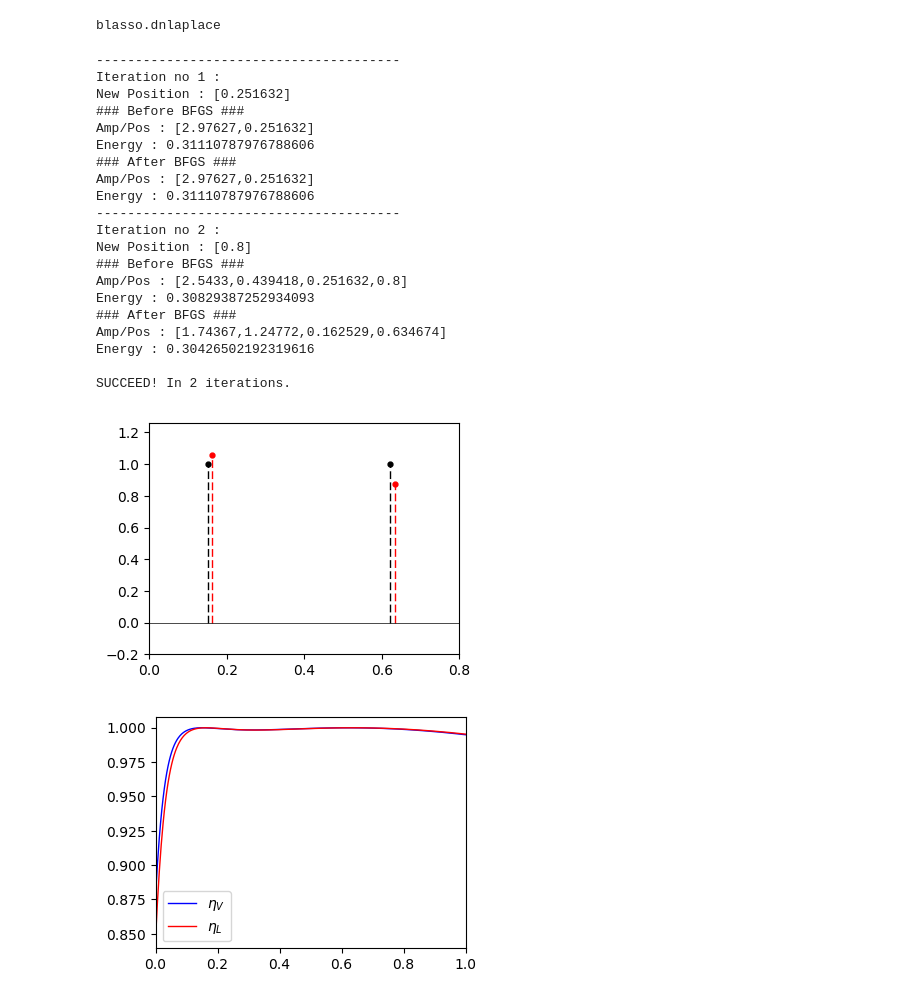
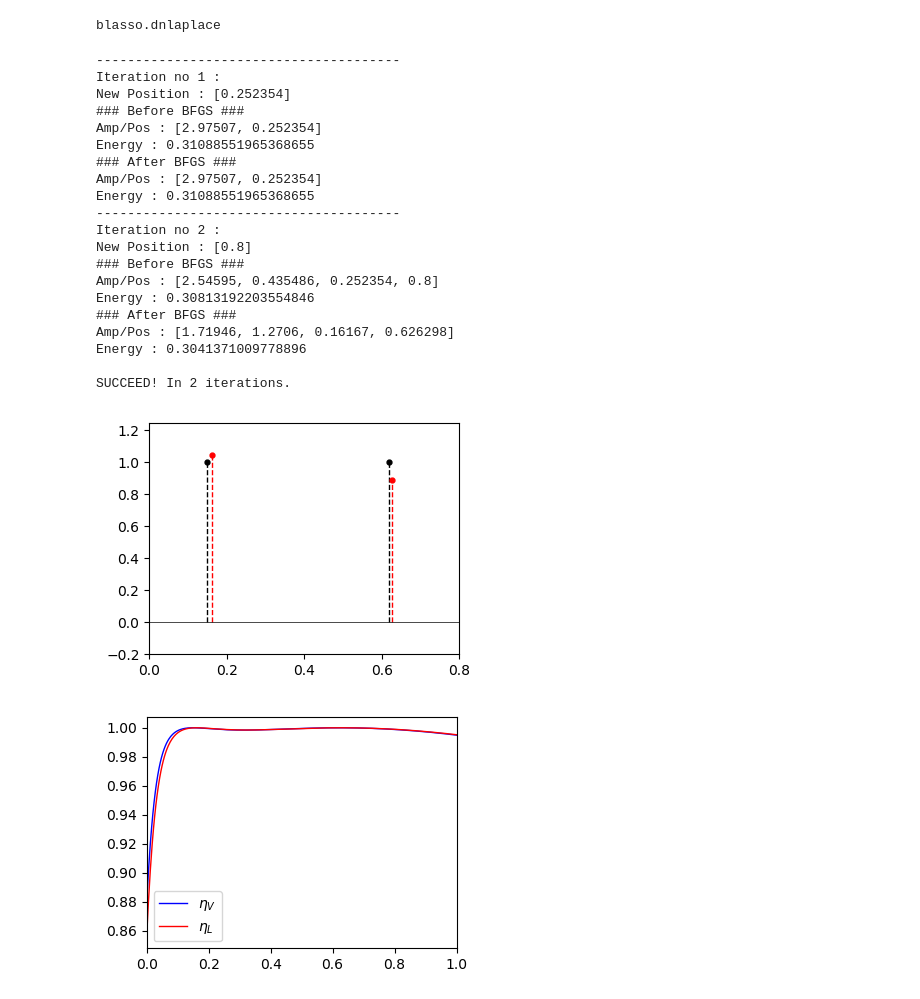
Before and after one commit to qdenoyelle/sfw4blasso, a Jupyter notebook: examples.ipynb, the cells around one changed output. Cells and saved outputs as stored; diff of their text form; code cells hidden in the pictures.

```diff
--- a/examples.ipynb
+++ b/examples.ipynb
@@ -149,13 +150,12 @@ a0=[1.0,1.0];
 x0=[0.15,0.62];
 u0=vcat(a0,x0);
 
-kernel=blasso.setKernel(true,bounds,pz); # Load kernel attributes
+kernel=blasso.setKernel(true,bounds,s); # Load kernel attributes
 println(typeof(kernel))
 
 options=sfw.sfw_options();
 
-srand(1);
-w0=randn(length(pz));
+w0=randn(K);
 sigma=0.001;
 op=blasso.setoperator(kernel,a0,x0,sigma*w0); # Load operator Phi
 # %% [output]
@@ -167,39 +167,39 @@ result=sfw.sfw4blasso(fobj,kernel,op,options); # Solve problem
 # %% [output]
 ---------------------------------------
 Iteration no 1 :
-New Position : [0.251632]
+New Position : [0.252354]
 ### Before BFGS ###
-Amp/Pos : [2.97627,0.251632]
-Energy : 0.31110787976788606
+Amp/Pos : [2.97507, 0.252354]
+Energy : 0.31088551965368655
 ### After BFGS ###
-Amp/Pos : [2.97627,0.251632]
-Energy : 0.31110787976788606
+Amp/Pos : [2.97507, 0.252354]
+Energy : 0.31088551965368655
 ---------------------------------------
 Iteration no 2 :
 New Position : [0.8]
 ### Before BFGS ###
-Amp/Pos : [2.5433,0.439418,0.251632,0.8]
-Energy : 0.30829387252934093
+Amp/Pos : [2.54595, 0.435486, 0.252354, 0.8]
+Energy : 0.30813192203554846
 ### After BFGS ###
-Amp/Pos : [1.74367,1.24772,0.162529,0.634674]
-Energy : 0.30426502192319616
+Amp/Pos : [1.71946, 1.2706, 0.16167, 0.626298]
+Energy : 0.3041371009778896
 
 SUCCEED! In 2 iterations.
 # %%
 blasso.plotSpikes(vcat(a0,x0), result.u, op)
 # %% [output]
-[figure, old version]
+[figure, new version]
 # %%
-etaV=certificate.computeEtaV(x0,sign(a0),op);
+etaV=certificate.computeEtaV(x0,sign.(a0),op);
 etaL,d1etaL,d2etaL=certificate.computeEtaL(result.u_mainIter[end],op,lambda);
 # %%
 figure(figsize=(4,3))
-tt=collect(linspace(0.0,1.0,500));
+tt=collect(range(0.0,stop=1.0,length=500));
 plot(tt,map(etaV,tt),color="b",lw=1.0,label=L"$\eta_V$")
 plot(tt,[etaL([tt[i]]) for i in 1:length(tt)],color="r",lw=1.0,label=L"$\eta_L$")
 ax=gca();
 ax[:set_xlim]([0.0,1.0]);
 legend()
 show()
 # %% [output]
-[figure, old version]
+[figure, new version]
```
Also changed, not shown: parts of 10 cells of this notebook, 15 other files.
